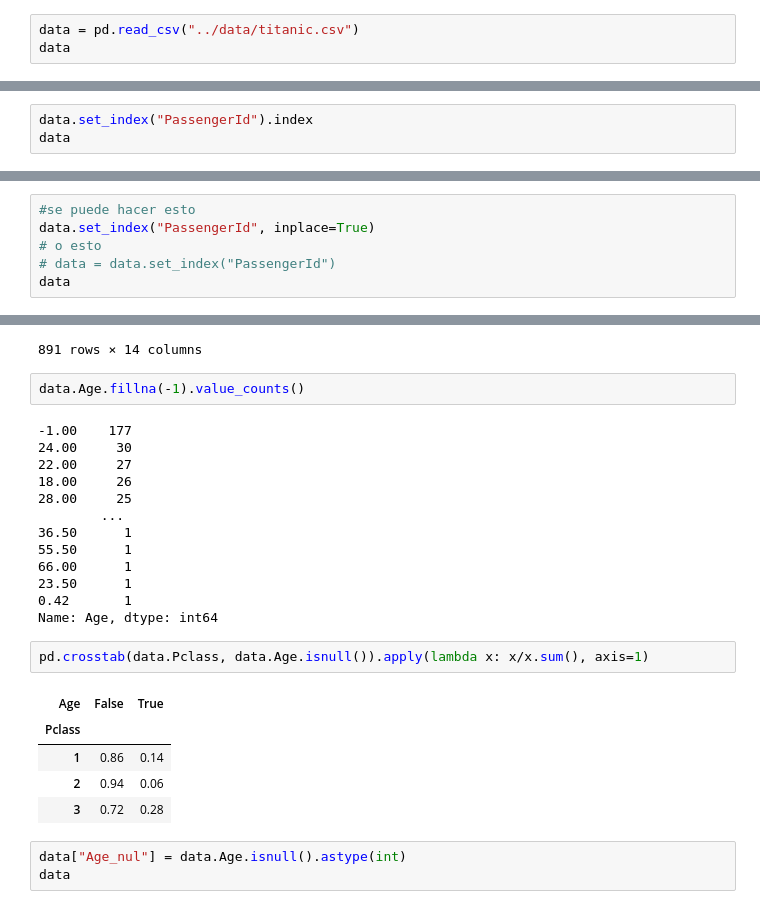
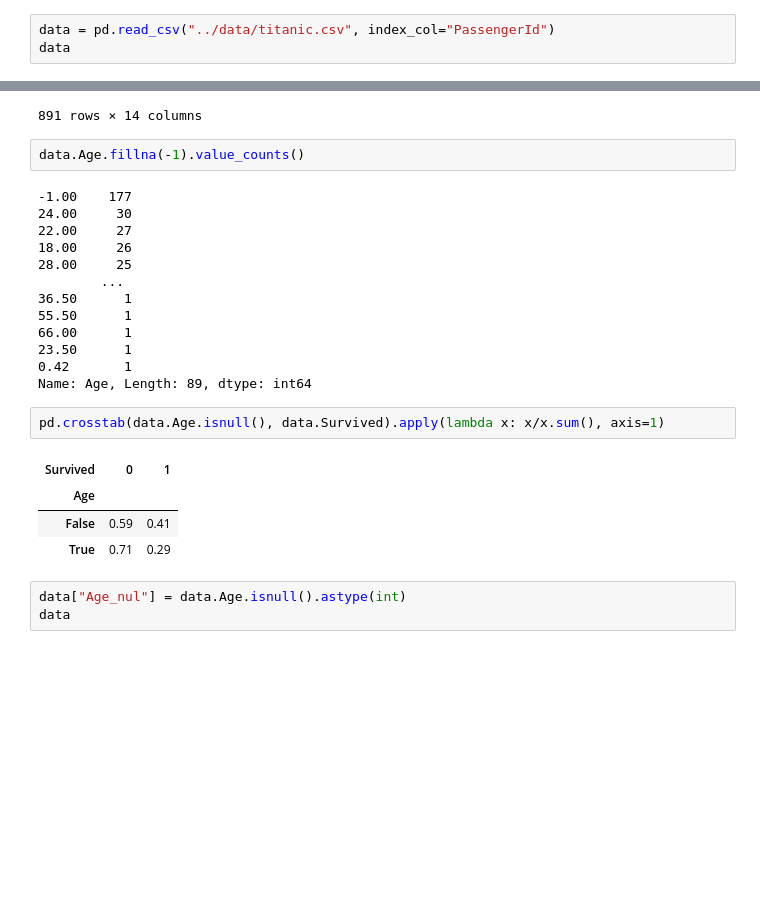
Before and after one commit to Argentan/DMA_LAB2, a Jupyter notebook: tutoriales/02_manejo de datos - pandas.ipynb, the cells around one changed output, grey strips where cells are left out. Drawn from its saved outputs; the diff is of its cells as text; blank space fills up the shorter version.

```diff
--- a/tutoriales/02_manejo de datos - pandas.ipynb
+++ b/tutoriales/02_manejo de datos - pandas.ipynb
@@ -33,6 +33,6 @@ pd.options.display.max_rows = 10
 pd.options.display.float_format = '{:,.2f}'.format
 plt.rcParams['figure.figsize'] = (16, 12)
 # %%
-data = pd.read_csv("../data/titanic.csv")
+data = pd.read_csv("../data/titanic.csv", index_col="PassengerId")
 data
 # %% [output]
@@ -61,4 +65 @@ Index(['PassengerId', 'Survived', 'Pclass', 'Name', 'Sex', 'Age', 'SibSp',
       dtype='object')
-# %%
-data.set_index("PassengerId").index
-data
@@ -79,8 +66,2 @@ data
 # %% [markdown]
 Las estructuras de datos en pandas, por lo general, no son modificadas en vivo con comandos como `set_index`, para hacer eso es necesario cambiar el argumento `inplace` o reasignar la variables
-# %%
-#se puede hacer esto
-data.set_index("PassengerId", inplace=True)
-# o esto
-# data = data.set_index("PassengerId")
-data
@@ -934,15 +889,14 @@ data.Age.fillna(-1).value_counts()
 66.00      1
 23.50      1
 0.42       1
-Name: Age, dtype: int64
+Name: Age, Length: 89, dtype: int64
 # %%
-pd.crosstab(data.Pclass, data.Age.isnull()).apply(lambda x: x/x.sum(), axis=1)
+pd.crosstab(data.Age.isnull(), data.Survived).apply(lambda x: x/x.sum(), axis=1)
 # %% [output]
-| Age | False | True |
-| Pclass |  |  |
-| 1 | 0.86 | 0.14 |
-| 2 | 0.94 | 0.06 |
-| 3 | 0.72 | 0.28 |
+| Survived | 0 | 1 |
+| Age |  |  |
+| False | 0.59 | 0.41 |
+| True | 0.71 | 0.29 |
 # %%
 data["Age_nul"] = data.Age.isnull().astype(int)
 data
```
Also changed, not shown: parts of 41 cells of this notebook, 8 other files.
